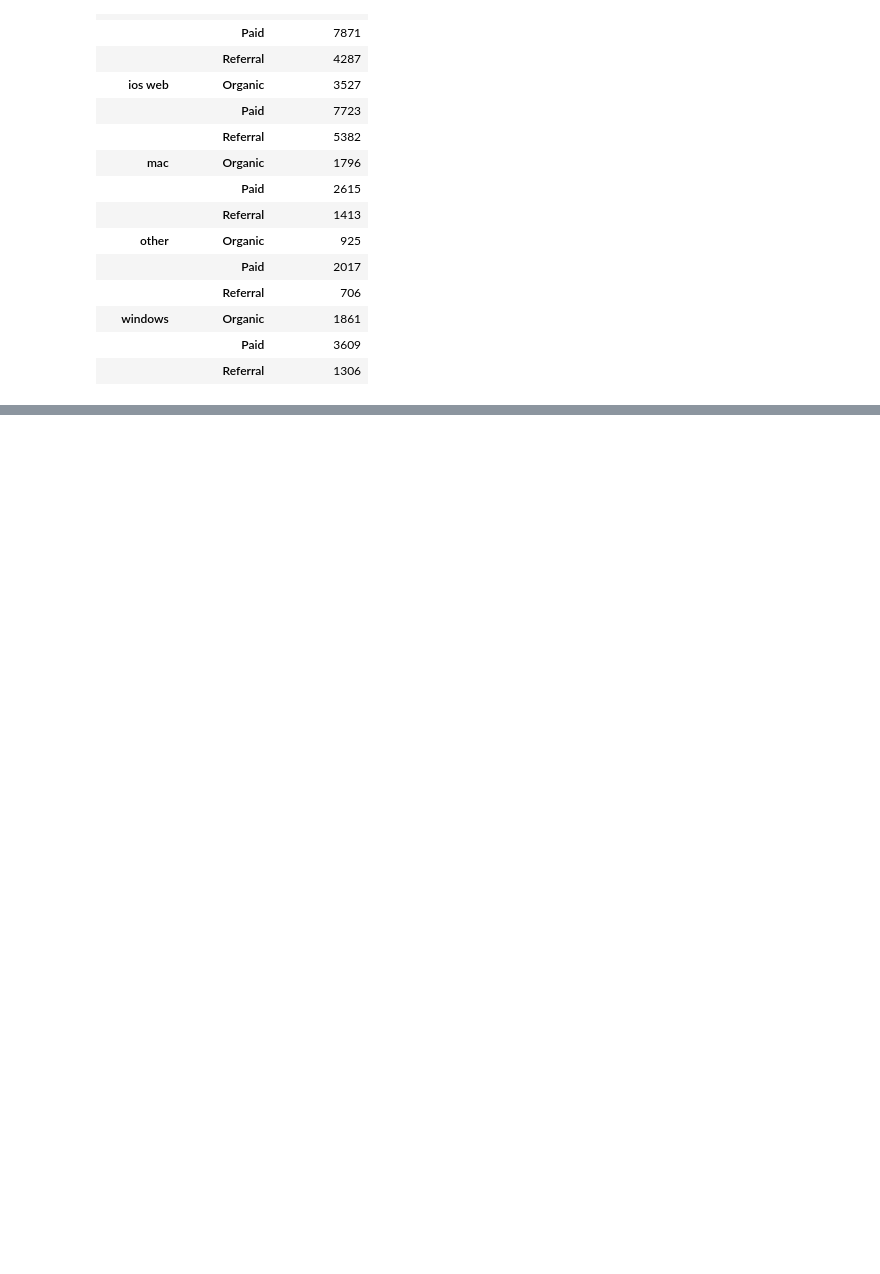
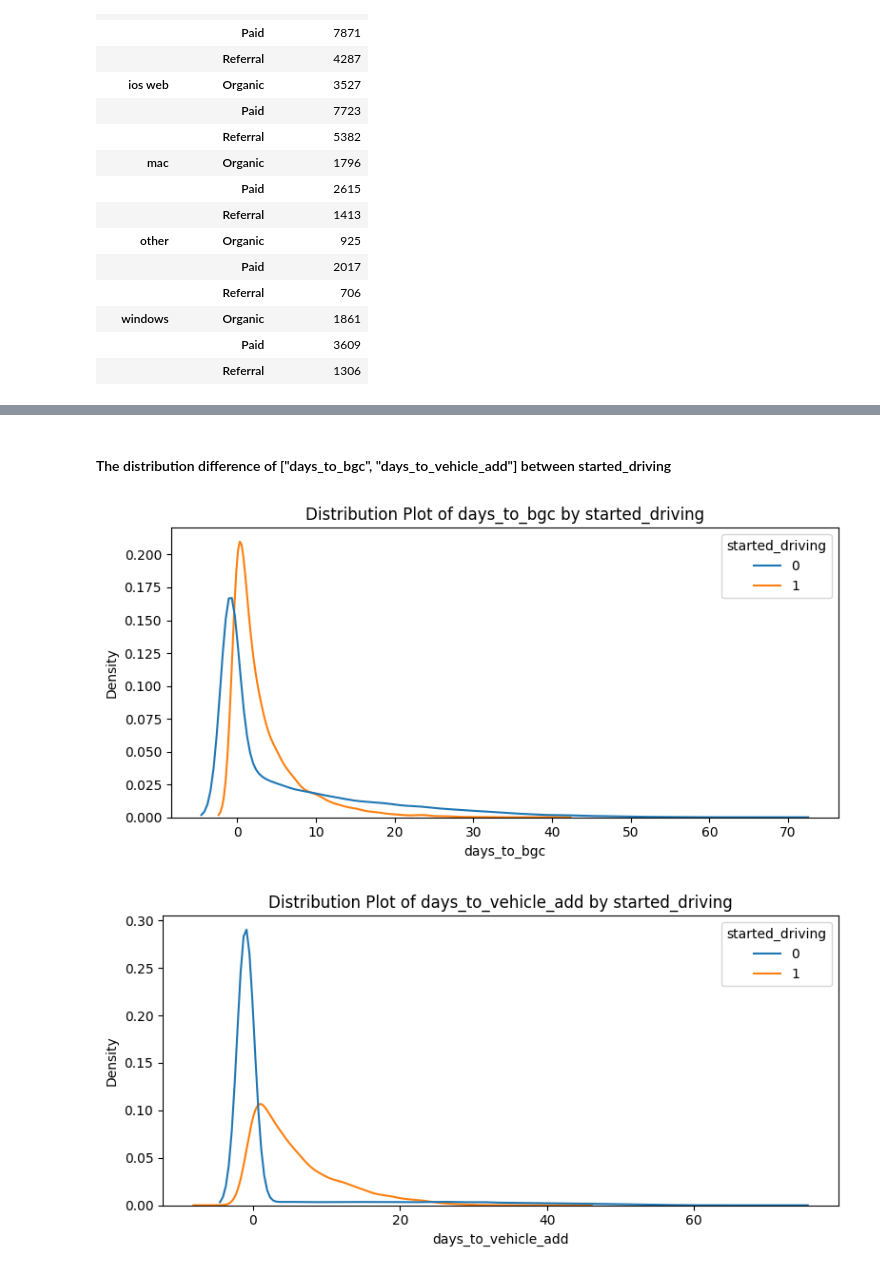
Before and after one commit to 0514kento/UCI-Datathon-2025, a Jupyter notebook: StrataScratch 2025.ipynb, the cells around one changed output, grey strips where cells are left out. Cells and saved outputs as stored; diff of their text form; code cells hidden in the pictures; blank space fills up the shorter version.

```diff
--- a/StrataScratch 2025.ipynb
+++ b/StrataScratch 2025.ipynb
@@ -91,0 +133,24 @@ data[data['signup_os']!=0].groupby(['signup_os','signup_channel']).size().to_fra
+# %% [markdown]
+#### The distribution difference of ["days_to_bgc", "days_to_vehicle_add"] between started_driving
+# %%
+# Drop missing values in required columns
+cols = ["days_to_bgc", "days_to_vehicle_add"]
+kde_data = data[cols+["started_driving"]].dropna()
+
+# Plot KDEs
+for col in cols:
+    plt.figure(figsize=(8, 4))
+    sns.kdeplot(
+        data=kde_data,
+        x=col,
+        hue="started_driving",
+        common_norm=False
+    )
+    plt.title(f"Distribution Plot of {col} by started_driving")
+    plt.xlabel(col)
+    plt.ylabel("Density")
+    plt.tight_layout()
+    plt.show()
+# %% [output]
+[figure, added]
+[figure, added]
```
Also changed, not shown: parts of 30 cells of this notebook.
